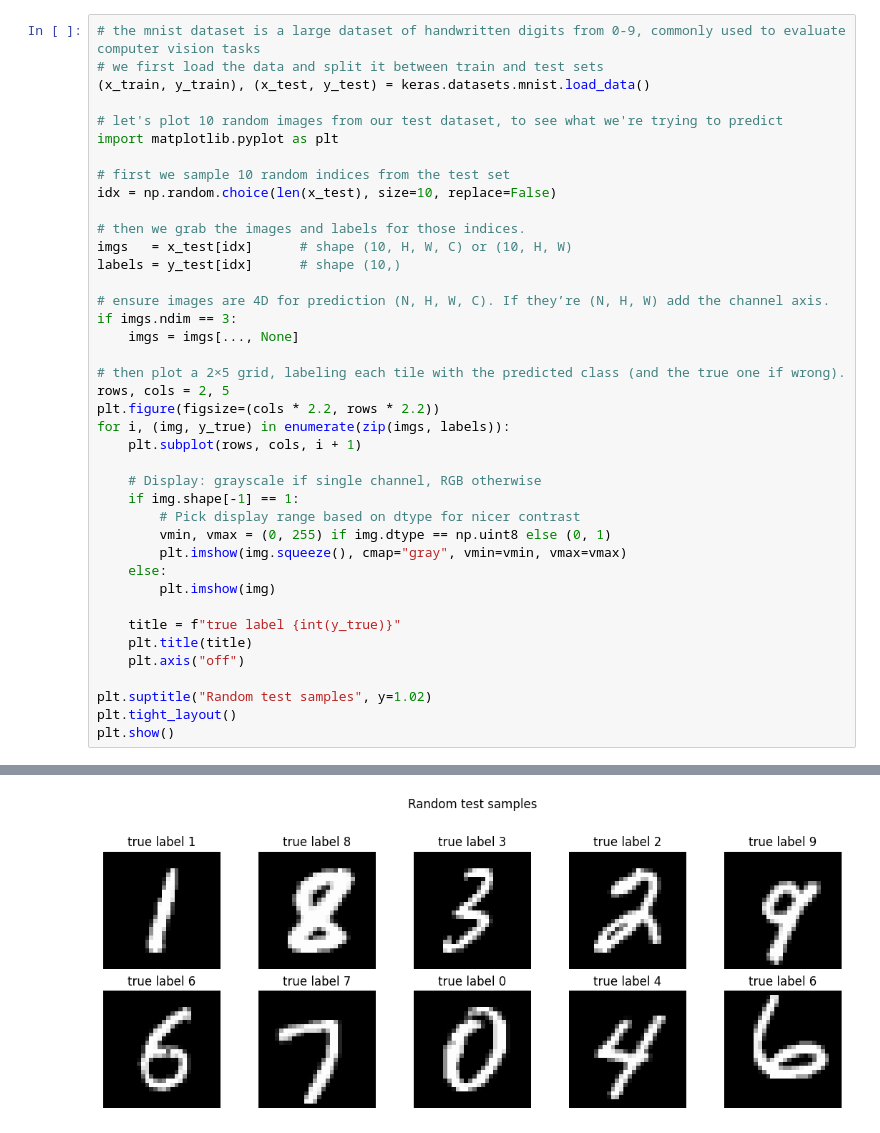
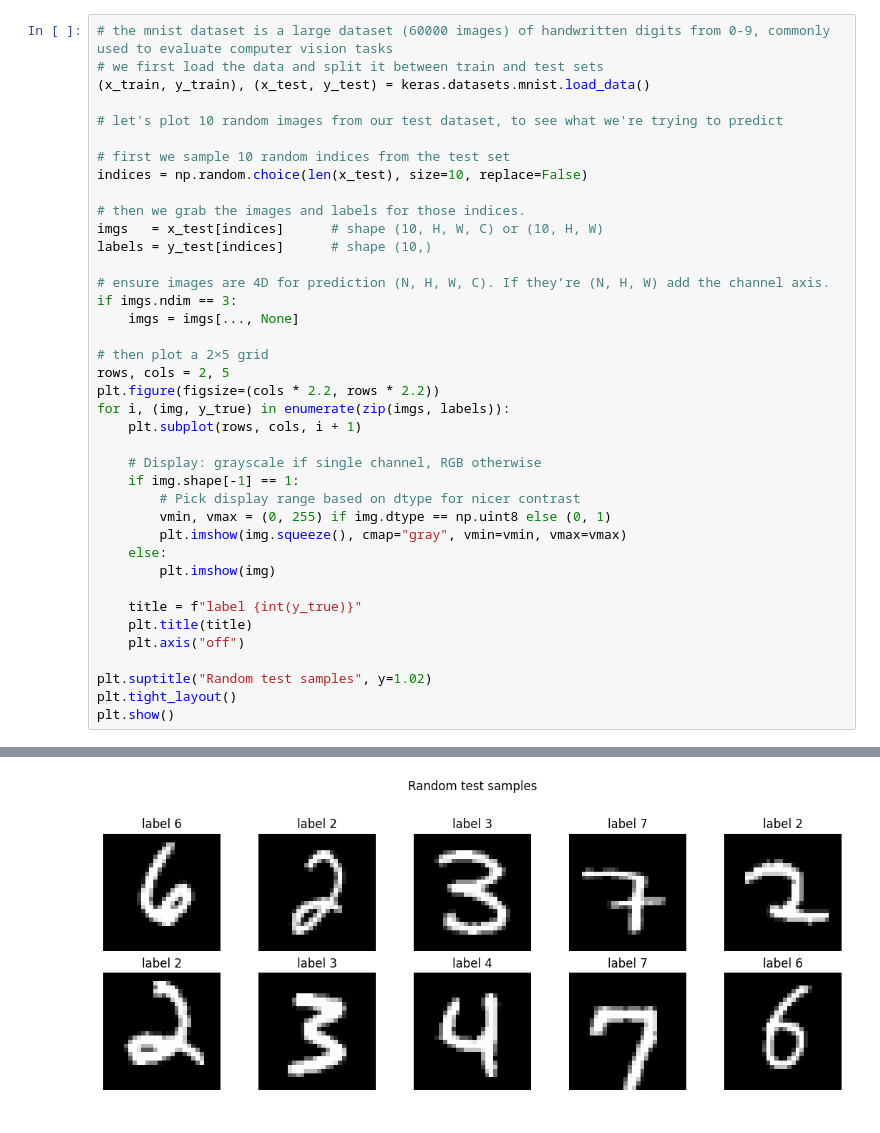
Before and after one commit to rishi-latchmepersad/tensorflow_tutorials, a Jupyter notebook: getting_started_with_keras.ipynb, the cells around one changed output, grey strips where cells are left out. Cells and saved outputs as stored; diff of their text form.

```diff
--- a/getting_started_with_keras.ipynb
+++ b/getting_started_with_keras.ipynb
@@ -226,23 +209,22 @@ Requirement already satisfied: mdurl~=0.1 in /usr/local/lib/python3.12/dist-pack
 # %%
-# the mnist dataset is a large dataset of handwritten digits from 0-9, commonly used to evaluate computer vision tasks
+# the mnist dataset is a large dataset (60000 images) of handwritten digits from 0-9, commonly used to evaluate computer vision tasks
 # we first load the data and split it between train and test sets
 (x_train, y_train), (x_test, y_test) = keras.datasets.mnist.load_data()
 
 # let's plot 10 random images from our test dataset, to see what we're trying to predict
-import matplotlib.pyplot as plt
 
 # first we sample 10 random indices from the test set
-idx = np.random.choice(len(x_test), size=10, replace=False)
+indices = np.random.choice(len(x_test), size=10, replace=False)
 
 # then we grab the images and labels for those indices.
-imgs   = x_test[idx]      # shape (10, H, W, C) or (10, H, W)
-labels = y_test[idx]      # shape (10,)
+imgs   = x_test[indices]      # shape (10, H, W, C) or (10, H, W)
+labels = y_test[indices]      # shape (10,)
 
 # ensure images are 4D for prediction (N, H, W, C). If they’re (N, H, W) add the channel axis.
 if imgs.ndim == 3:
     imgs = imgs[..., None]
 
-# then plot a 2×5 grid, labeling each tile with the predicted class (and the true one if wrong).
+# then plot a 2×5 grid
 rows, cols = 2, 5
 plt.figure(figsize=(cols * 2.2, rows * 2.2))
 for i, (img, y_true) in enumerate(zip(imgs, labels)):
@@ -256,7 +238,7 @@ for i, (img, y_true) in enumerate(zip(imgs, labels)):
     else:
         plt.imshow(img)
 
-    title = f"true label {int(y_true)}"
+    title = f"label {int(y_true)}"
     plt.title(title)
     plt.axis("off")
 
@@ -267,2 +251,2 @@ plt.show()
-[figure, old version]
+[figure, new version]
 # %%
```
Also changed, not shown: parts of 11 cells of this notebook.
